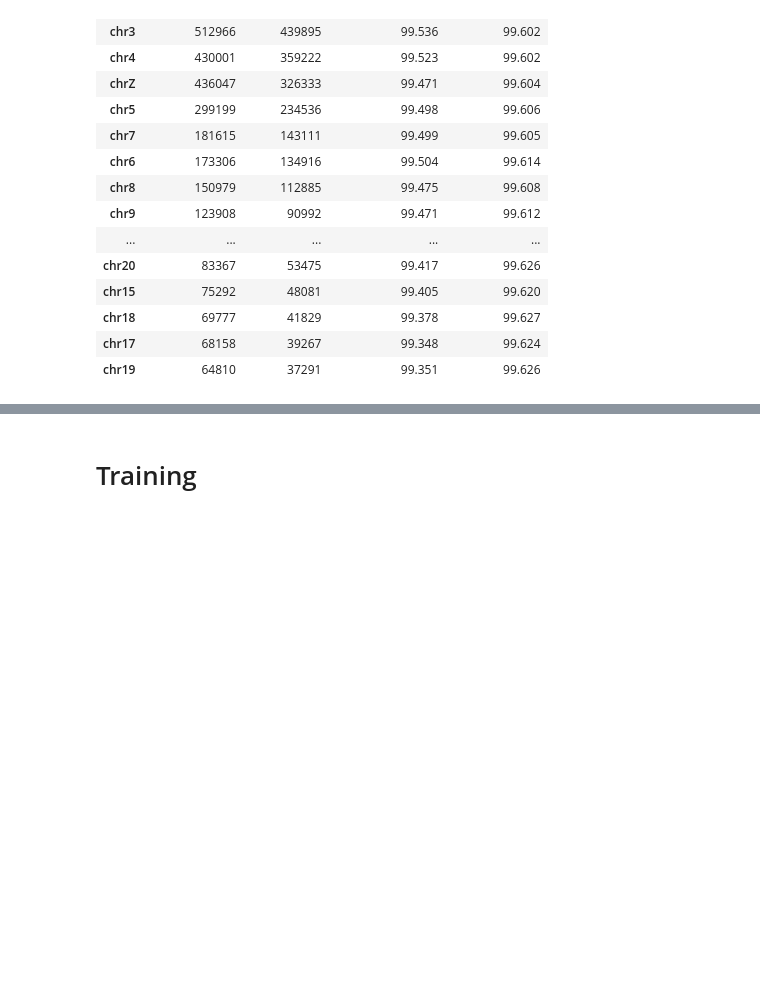
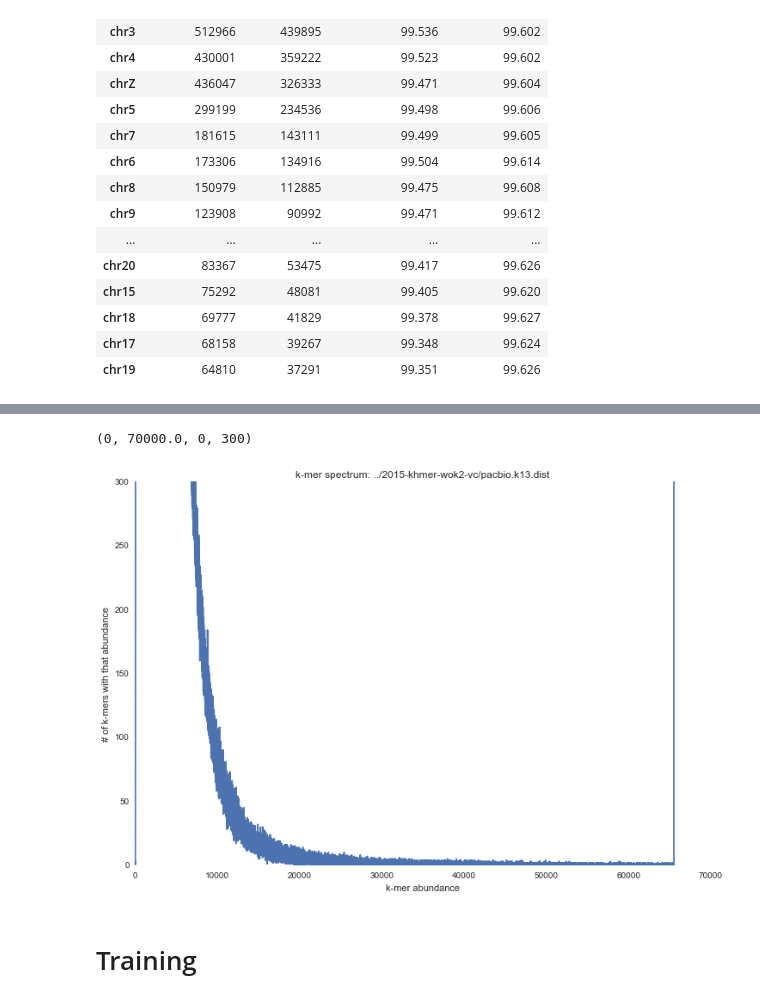
Before and after one commit to luizirber/2015-graphalign-longreads, a Jupyter notebook: notebooks/Exploration.ipynb, the cells around one changed output, grey strips where cells are left out. Cells and saved outputs as stored; diff of their text form; code cells hidden in the pictures; blank space fills up the shorter version.

Commit message:
PacBio kmer abundance dist

```diff
--- a/notebooks/Exploration.ipynb
+++ b/notebooks/Exploration.ipynb
@@ -515,3 +523,15 @@ top_pacbio = pacbio_k13_galGal4.sort('span', ascending=False).head(20)
+# %%
+dist_file = "../2015-khmer-wok2-vc/pacbio.k13.dist"
+x = np.loadtxt(dist_file)
+plt.figure(figsize=(12, 8))
+plt.plot(x[:, 0], x[:, 1])
+plt.xlabel('k-mer abundance')
+plt.ylabel('# of k-mers with that abundance')
+plt.title('k-mer spectrum: %s' % dist_file)
+plt.axis(xmin=0, ymin=0, xmax=None, ymax=300)
+# %% [output]
+(0, 70000.0, 0, 300)
+[figure, added]
 # %% [markdown]
 # Training
 # %% [markdown]
```
Also changed, not shown: parts of 3 cells of this notebook.
